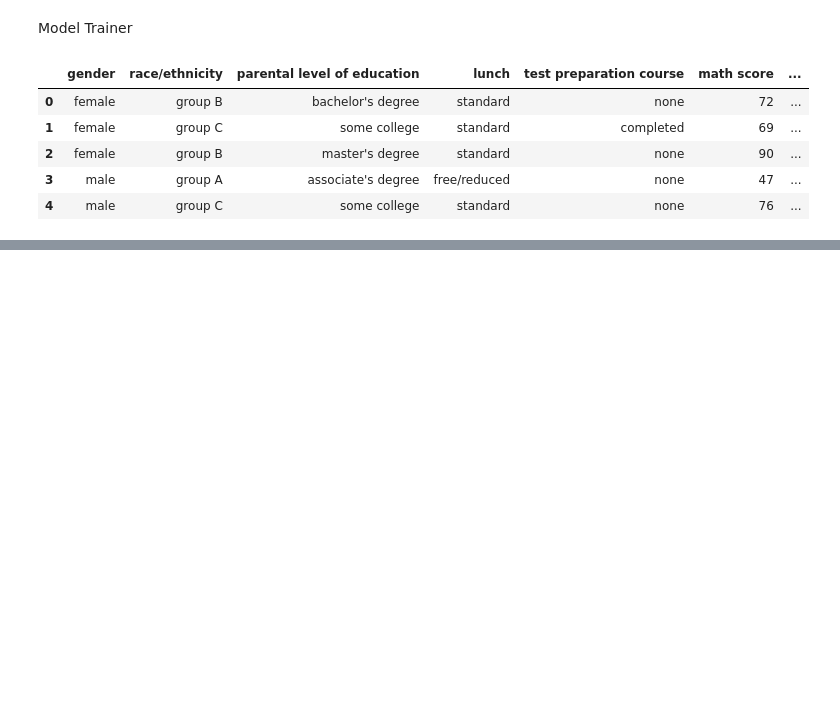
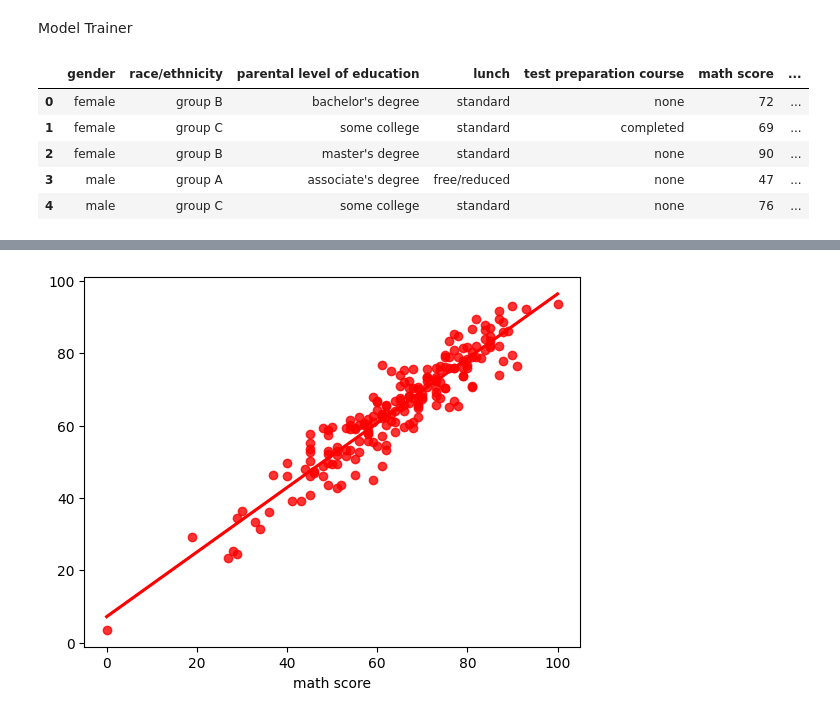
Before and after one commit to Joseph-KB/ML-Projects, a Jupyter notebook: notebook/MODEL TRAINING.ipynb, the cells around one changed output, grey strips where cells are left out. Saved outputs shown, nothing was run; the diff lists cells and outputs as text; code cells hidden in the pictures; blank space fills up the shorter version.

```diff
--- a/notebook/MODEL TRAINING.ipynb
+++ b/notebook/MODEL TRAINING.ipynb
@@ -41,0 +203,4 @@ X.head()
+# %%
+sns.regplot(x=y_test,y=y_pred,ci=None,color ='red');
+# %% [output]
+[figure, added]
```
Also changed, not shown: parts of 14 cells of this notebook, 17 other files.
